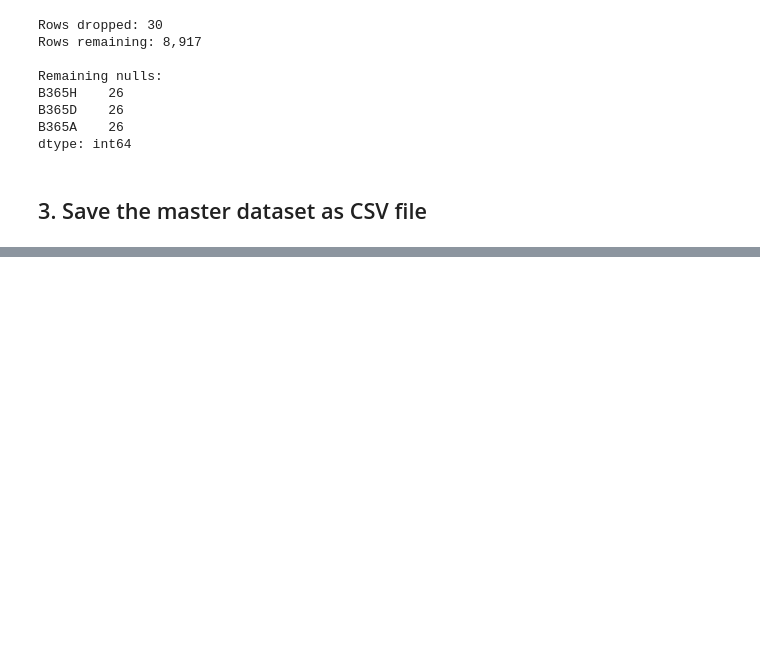
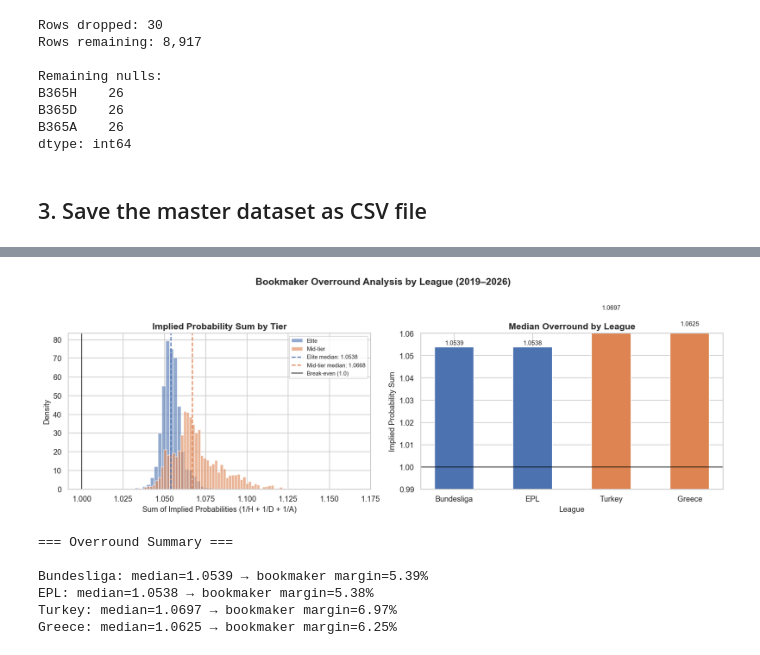
Before and after one commit to vladislavkivaev/football-betting-integrity-monitor, a Jupyter notebook: notebooks/01_eda.ipynb, the cells around one changed output, grey strips where cells are left out. Saved outputs shown, nothing was run; the diff lists cells and outputs as text; code cells hidden in the pictures; blank space fills up the shorter version.

```diff
--- a/notebooks/01_eda.ipynb
+++ b/notebooks/01_eda.ipynb
@@ -428,0 +602,59 @@ Preview:
+# %%
+# Drop rows where B365 nulls exist for this analysis
+ips_data = master.dropna(subset=['implied_prob_sum'])
+
+fig, axes = plt.subplots(1, 2, figsize=(14, 5))
+
+# Chart 1 — distribution by tier
+elite_ips = ips_data[ips_data['tier'] == 'elite']['implied_prob_sum']
+mid_ips = ips_data[ips_data['tier'] == 'mid_tier']['implied_prob_sum']
+
+axes[0].hist(elite_ips, bins=60, alpha=0.6, label='Elite', color='#4C72B0', density=True)
+axes[0].hist(mid_ips, bins=60, alpha=0.6, label='Mid-tier', color='#DD8452', density=True)
+axes[0].axvline(elite_ips.median(), color='#4C72B0', linestyle='--', linewidth=1.5,
+                label=f'Elite median: {elite_ips.median():.4f}')
+axes[0].axvline(mid_ips.median(), color='#DD8452', linestyle='--', linewidth=1.5,
+                label=f'Mid-tier median: {mid_ips.median():.4f}')
+axes[0].axvline(1.0, color='black', linestyle='-', linewidth=1, label='Break-even (1.0)')
+axes[0].set_title('Implied Probability Sum by Tier', fontweight='bold')
+axes[0].set_xlabel('Sum of Implied Probabilities (1/H + 1/D + 1/A)')
+axes[0].set_ylabel('Density')
+axes[0].legend(fontsize=8)
+
+# Chart 2 — median overround by league
+overround_by_league = ips_data.groupby('league')['implied_prob_sum'].median()
+overround_by_league = overround_by_league.reindex(['D1', 'E0', 'T1', 'G1'])
+colors = ['#4C72B0', '#4C72B0', '#DD8452', '#DD8452']
+bars = axes[1].bar(
+    ['Bundesliga', 'EPL', 'Turkey', 'Greece'],
+    overround_by_league.values,
+    color=colors, width=0.5
+)
+axes[1].axhline(1.0, color='black', linestyle='-', linewidth=1, label='Break-even (1.0)')
+axes[1].set_title('Median Overround by League', fontweight='bold')
+axes[1].set_xlabel('League')
+axes[1].set_ylabel('Implied Probability Sum')
+axes[1].set_ylim(0.99, 1.06)
+for bar, val in zip(bars, overround_by_league.values):
+    axes[1].text(bar.get_x() + bar.get_width()/2, bar.get_height() + 0.0005,
+                 f'{val:.4f}', ha='center', va='bottom', fontsize=9)
+
+fig.suptitle('Bookmaker Overround Analysis by League (2019–2026)', fontsize=14, fontweight='bold')
+plt.tight_layout()
+plt.savefig('../data/processed/fig_03_implied_probability_sum.png', bbox_inches='tight')
+plt.show()
+
+# Summary stats
+print("=== Overround Summary ===\n")
+for league, name in zip(['D1','E0','T1','G1'], ['Bundesliga','EPL','Turkey','Greece']):
+    med = ips_data[ips_data['league'] == league]['implied_prob_sum'].median()
+    margin_pct = (med - 1.0) * 100
+    print(f"{name}: median={med:.4f} → bookmaker margin={margin_pct:.2f}%")
+# %% [output]
+[figure, added]
+=== Overround Summary ===
+
+Bundesliga: median=1.0539 → bookmaker margin=5.39%
+EPL: median=1.0538 → bookmaker margin=5.38%
+Turkey: median=1.0697 → bookmaker margin=6.97%
+Greece: median=1.0625 → bookmaker margin=6.25%
```
Also changed, not shown: parts of 29 cells of this notebook.
